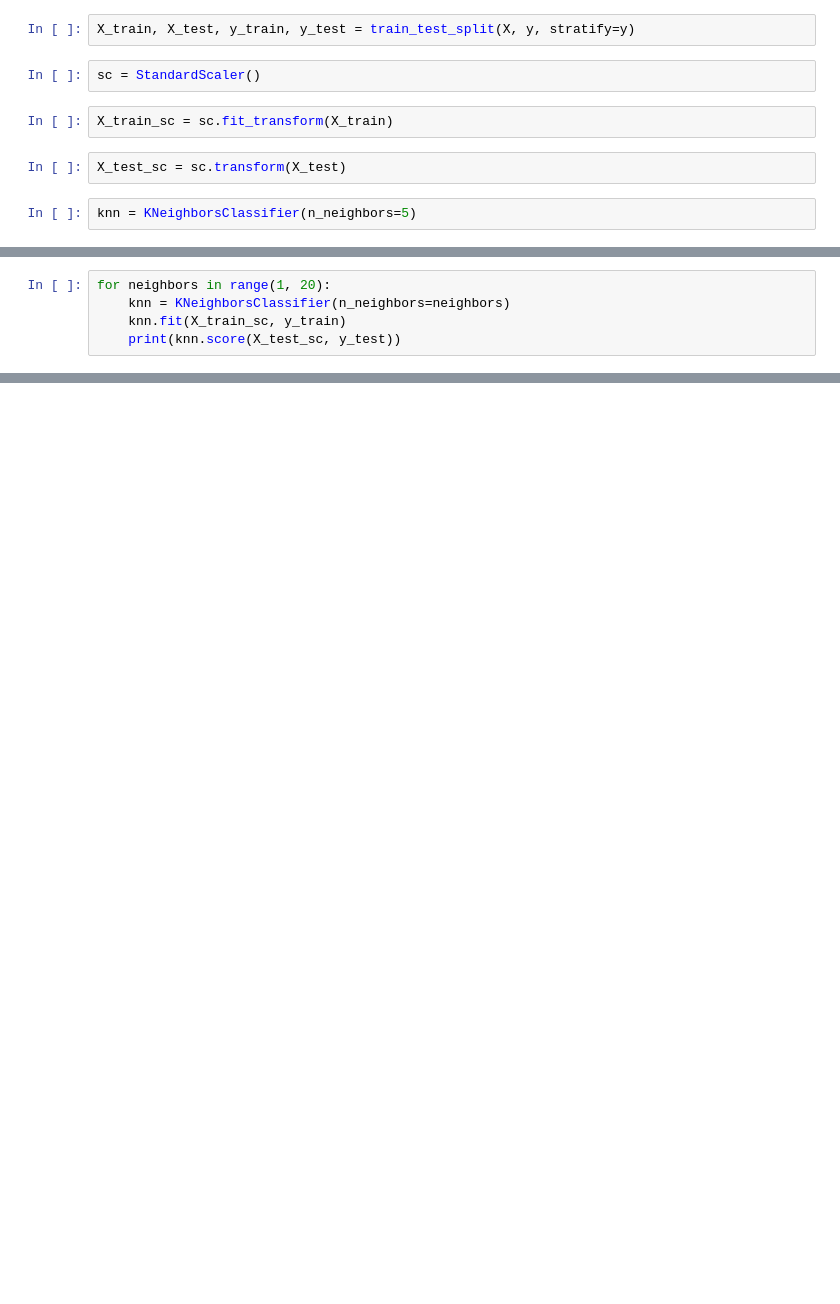
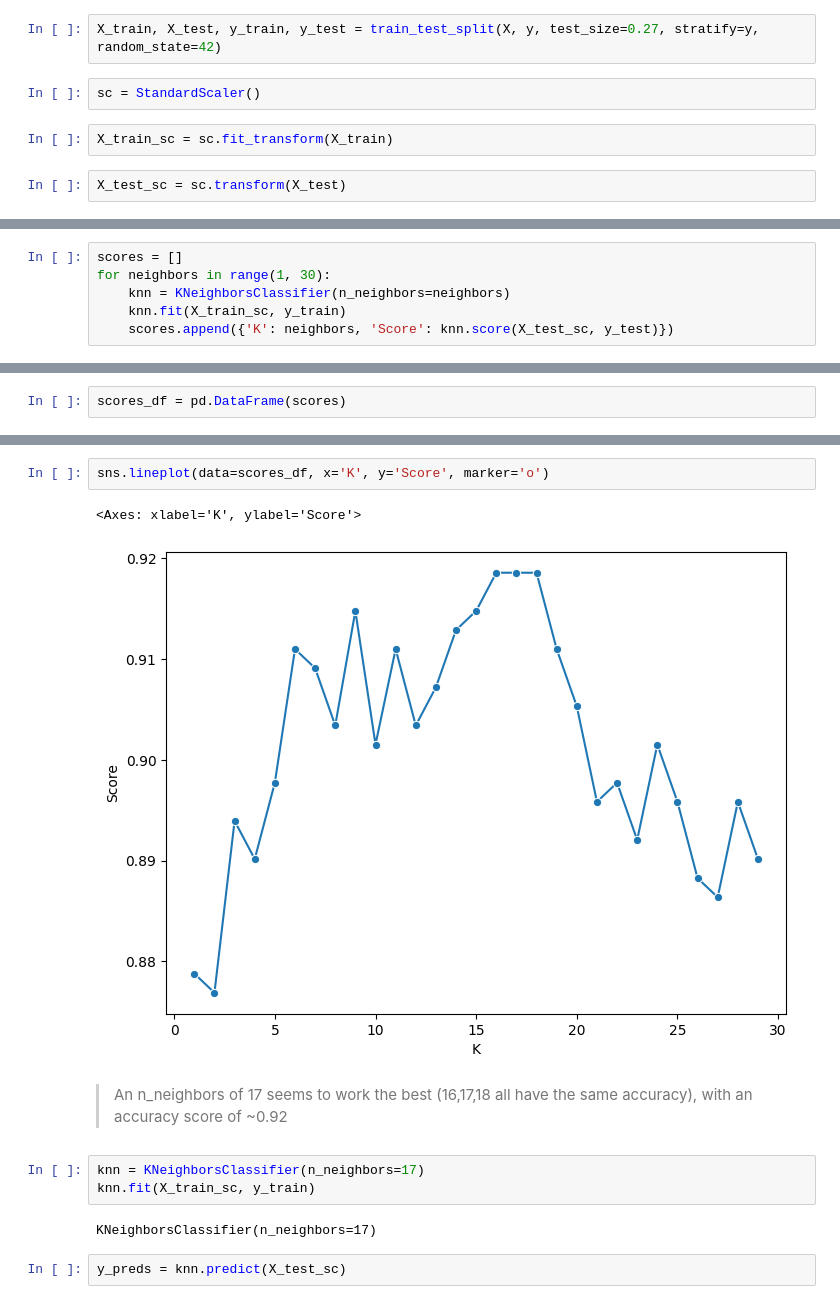
Before and after one commit to danielphilip12/Study-Habits-and-Activities-of-Students-Analysis, a Jupyter notebook: classification.ipynb, the cells around one changed output, grey strips where cells are left out. Saved outputs shown, nothing was run; the diff lists cells and outputs as text; blank space fills up the shorter version.

```diff
--- a/classification.ipynb
+++ b/classification.ipynb
@@ -44,12 +44,10 @@ df.shape
 X = df.drop(columns=['Stress_Level', 'GPA'])
 y = df['Stress_Level']
 # %%
-X_train, X_test, y_train, y_test = train_test_split(X, y, stratify=y)
+X_train, X_test, y_train, y_test = train_test_split(X, y, test_size=0.27, stratify=y, random_state=42)
 # %%
 sc = StandardScaler()
 # %%
 X_train_sc = sc.fit_transform(X_train)
 # %%
 X_test_sc = sc.transform(X_test)
-# %%
-knn = KNeighborsClassifier(n_neighbors=5)
@@ -78,5 +54,6 @@ weighted avg       0.90      0.90      0.89       499
 # %%
-for neighbors in range(1, 20):
+scores = []
+for neighbors in range(1, 30):
     knn = KNeighborsClassifier(n_neighbors=neighbors)
     knn.fit(X_train_sc, y_train)
-    print(knn.score(X_test_sc, y_test))
+    scores.append({'K': neighbors, 'Score': knn.score(X_test_sc, y_test)})
@@ -102,0 +60,2 @@ for neighbors in range(1, 20):
+# %%
+scores_df = pd.DataFrame(scores)
@@ -102,0 +82,14 @@ for neighbors in range(1, 20):
+# %%
+sns.lineplot(data=scores_df, x='K', y='Score', marker='o')
+# %% [output]
+<Axes: xlabel='K', ylabel='Score'>
+[figure, added]
+# %% [markdown]
+> An n_neighbors of 17 seems to work the best (16,17,18 all have the same accuracy), with an accuracy score of ~0.92
+# %%
+knn = KNeighborsClassifier(n_neighbors=17)
+knn.fit(X_train_sc, y_train)
+# %% [output]
+KNeighborsClassifier(n_neighbors=17)
+# %%
+y_preds = knn.predict(X_test_sc)
```
Also changed, not shown: parts of 13 cells of this notebook.
